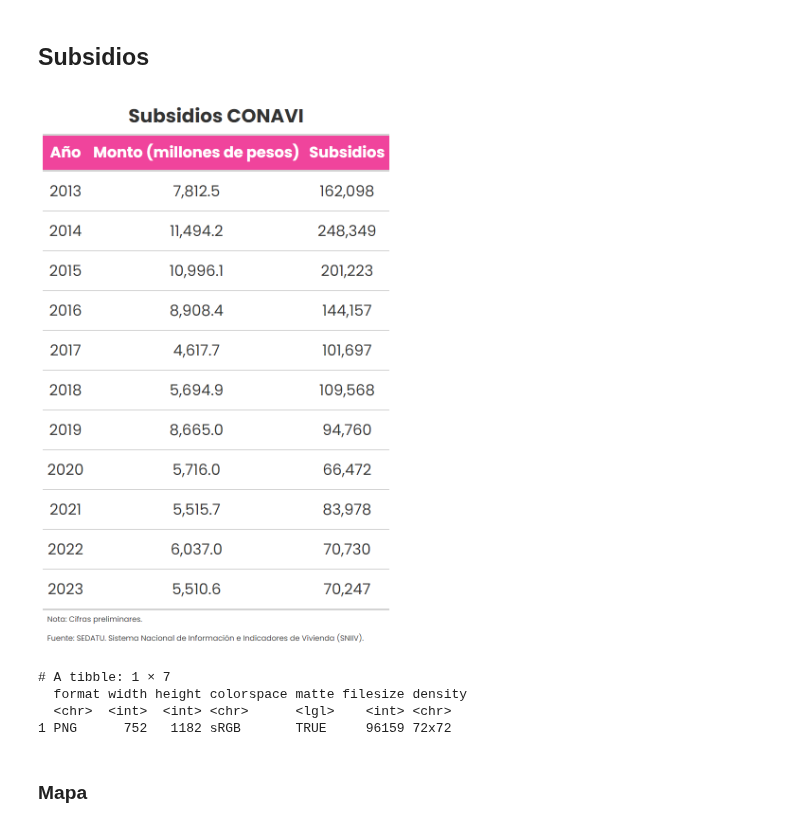
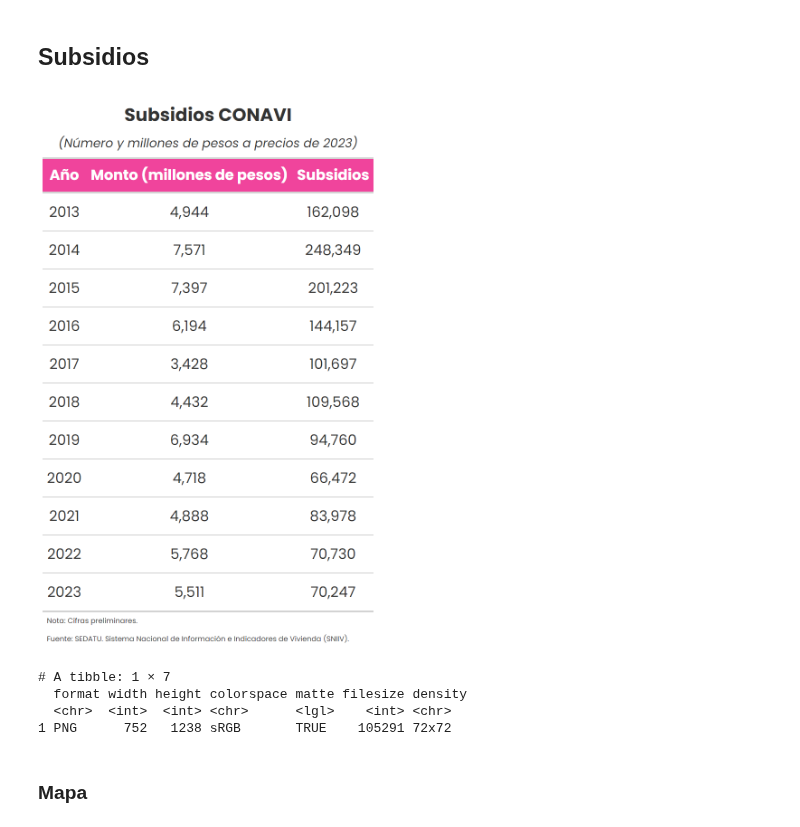
Before and after one commit to claudiodanielpc/datavivi, a Jupyter notebook: numeralia.ipynb, the cells around one changed output. Drawn from its saved outputs; the diff is of its cells as text; code cells hidden in the pictures.

```diff
--- a/numeralia.ipynb
+++ b/numeralia.ipynb
@@ -108,7 +107,8 @@ crea_tabla <- function(df, titulo, nombre_archivo) {
       column_labels.font.weight = "bold"
     ) %>%
     tab_header(
-      title = md(paste0("**", titulo, "**"))
+      title = md(paste0("**", titulo, "**")),
+subtitle=md("*(Número y millones de pesos a precios de 2023)*")
     ) %>%
     tab_options(
       table.font.names = 'Poppins',
@@ -169,6 +169,21 @@ agrupa_dato_anual <- function(df, columna_tipo_dato) {
 
   return(result_df)
 }
+# %%
+#Función para actualizar los precios
+
+actualiza_precios<-function(df,tabla_inpc){
+
+df<-df%>%
+#Pegar con tabla de inpc
+left_join(tabla_inpc, by = c("Año" = "año"))%>%
+#Calcular precios actualizados
+#Utilizar columna Monto (millones de pesos) y multiplicar por el inpc correspondiente
+mutate(monto_actualizado=round(`Monto (millones de pesos)`*inpc23/100,2))
+
+return(df)
+
+}
 # %%
 paleta<-rev(c("#691c32ff", "#901d3dff","#ac2540ff","#c88f80ff","#e3c8a6ff"))
 # %% [markdown]
@@ -189,0 +207,21 @@ Geodetic CRS:  WGS 84
+# %%
+url_inegi<-"https://www.inegi.org.mx/app/api/indicadores/desarrolladores/jsonxml/INDICATOR/628194/es/0700/false/BIE/2.0/ef8c858c-1f87-6408-5630-fb5496f609bf/?type=json"
+# %%
+inpc<-consulta_api(url_inegi)%>%
+pluck("Series")%>%
+pluck("OBSERVATIONS")%>%
+as.data.frame()%>%
+janitor::clean_names()%>%
+#Filtrar fecha
+filter(time_period >= "2013/01" & time_period <= "2023/12")%>%
+mutate(obs_value=as.numeric(obs_value))%>%
+#Extrar mes y año de la variable time_period
+separate(time_period, into = c("año", "mes"), sep = "/")%>%
+#Dejar solo los datos de diciembre
+filter(mes=="12")%>%
+arrange(año)%>%
+select(año,mes,obs_value)%>%
+mutate(
+#Cambiar base a 2023
+inpc23=obs_value/obs_value[11]*100)
+inpc
@@ -199,14 +253,17 @@ select(-organismo)
 # %%
 df%>%
 agrupa_dato_anual("Subsidios")%>%
+actualiza_precios(inpc)%>%
+select(Año, monto_actualizado, Subsidios)%>%
+rename("Monto (millones de pesos)" = monto_actualizado)%>%
 #Crear tabla
-crea_tabla("Subsidios CONAVI","subsidios_conavi.png")
+crea_tabla("Subsidios CONAVI","subsidios.png")
 # %% [output]
-[figure, old version]
+[figure, new version]
 # A tibble: 1 × 7
   format width height colorspace matte filesize density
   <chr>  <int>  <int> <chr>      <lgl>    <int> <chr>
-1 PNG      752   1182 sRGB       TRUE     96159 72x72
+1 PNG      752   1238 sRGB       TRUE    105291 72x72
 # %% [markdown]
 ### Mapa
 # %%
```
Also changed, not shown: parts of 8 cells of this notebook.
